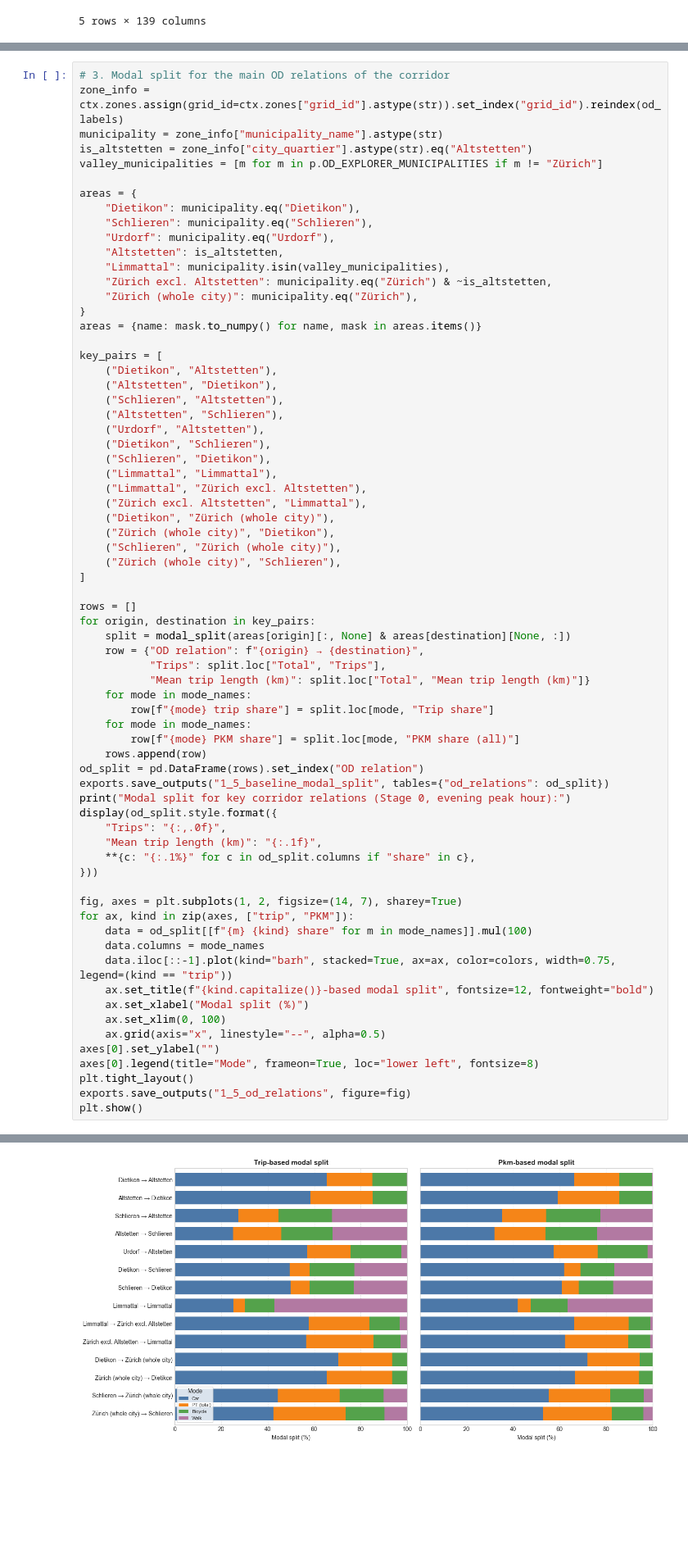
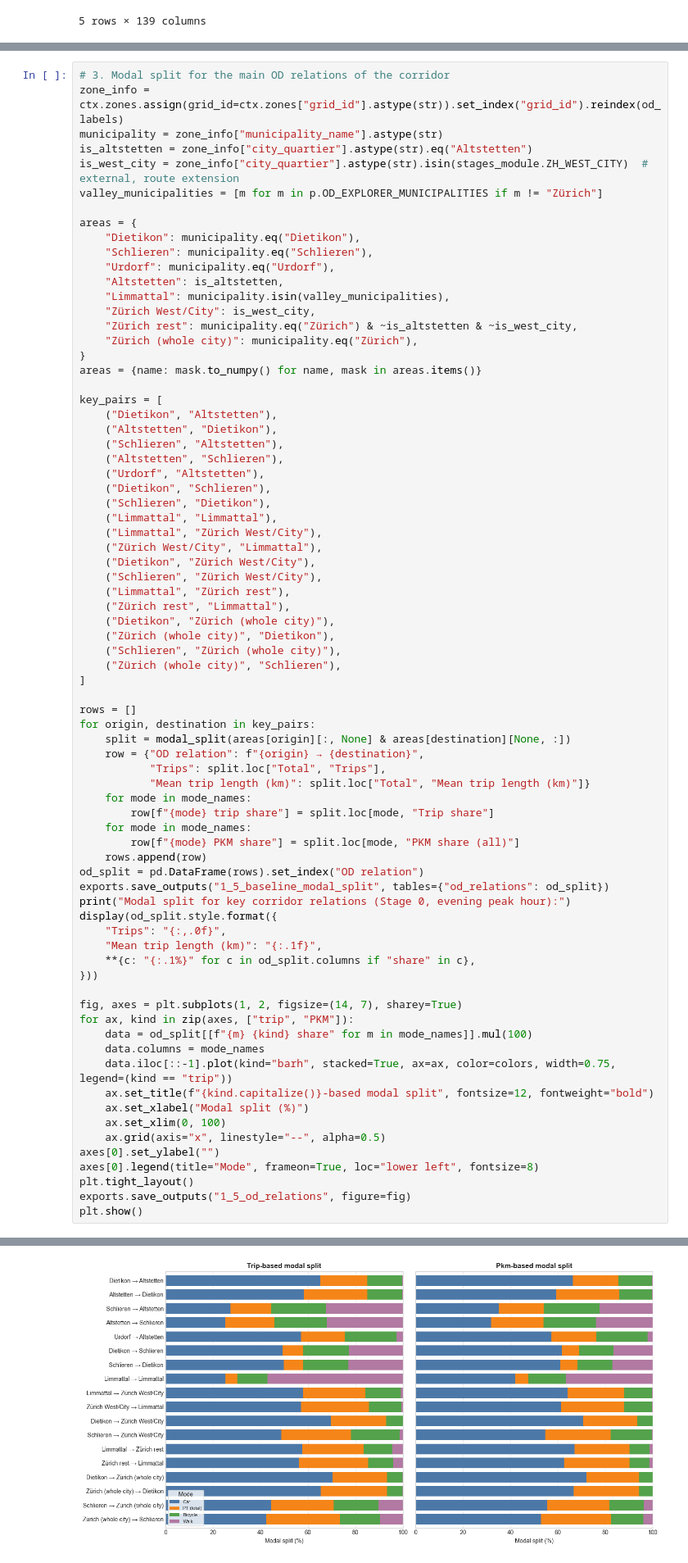
Before and after one commit to dmaure-ETHZ/IP-HS26-MehrSpur-CaseStudy-Domanyi-Londis-Maurer, a Jupyter notebook: notebooks/02_system_modeling.ipynb, the cells around one changed output, grey strips where cells are left out. Shown at 82% size. Saved outputs shown, nothing was run; the diff lists cells and outputs as text; blank space fills up the shorter version.

```diff
--- a/notebooks/02_system_modeling.ipynb
+++ b/notebooks/02_system_modeling.ipynb
@@ -736,6 +736,7 @@ plt.show()
 zone_info = ctx.zones.assign(grid_id=ctx.zones["grid_id"].astype(str)).set_index("grid_id").reindex(od_labels)
 municipality = zone_info["municipality_name"].astype(str)
 is_altstetten = zone_info["city_quartier"].astype(str).eq("Altstetten")
+is_west_city = zone_info["city_quartier"].astype(str).isin(stages_module.ZH_WEST_CITY)  # external, route extension
 valley_municipalities = [m for m in p.OD_EXPLORER_MUNICIPALITIES if m != "Zürich"]
 
 areas = {
@@ -744,7 +745,8 @@ areas = {
     "Urdorf": municipality.eq("Urdorf"),
     "Altstetten": is_altstetten,
     "Limmattal": municipality.isin(valley_municipalities),
-    "Zürich excl. Altstetten": municipality.eq("Zürich") & ~is_altstetten,
+    "Zürich West/City": is_west_city,
+    "Zürich rest": municipality.eq("Zürich") & ~is_altstetten & ~is_west_city,
     "Zürich (whole city)": municipality.eq("Zürich"),
 }
 areas = {name: mask.to_numpy() for name, mask in areas.items()}
@@ -758,8 +760,12 @@ key_pairs = [
     ("Dietikon", "Schlieren"),
     ("Schlieren", "Dietikon"),
     ("Limmattal", "Limmattal"),
-    ("Limmattal", "Zürich excl. Altstetten"),
-    ("Zürich excl. Altstetten", "Limmattal"),
+    ("Limmattal", "Zürich West/City"),
+    ("Zürich West/City", "Limmattal"),
+    ("Dietikon", "Zürich West/City"),
+    ("Schlieren", "Zürich West/City"),
+    ("Limmattal", "Zürich rest"),
+    ("Zürich rest", "Limmattal"),
     ("Dietikon", "Zürich (whole city)"),
     ("Zürich (whole city)", "Dietikon"),
     ("Schlieren", "Zürich (whole city)"),
@@ -817,8 +825,8 @@ Modal split for key corridor relations (Stage 0, evening peak hour):
 | Dietikon → Zürich (whole city) | 939 | 11.1 | 70.4% | 23.0% | 6.6% | ... |
 | Zürich (whole city) → Dietikon | 984 | 11.3 | 65.4% | 27.9% | 6.6% | ... |
 | Schlieren → Zürich (whole city) | 1,776 | 6.0 | 44.5% | 26.5% | 18.8% | ... |
 | Zürich (whole city) → Schlieren | 1,818 | 6.1 | 42.3% | 31.1% | 16.8% | ... |
-[figure, old version]
+[figure, new version]
 # %%
 # 4. Modal split by demand category (same cordon logic and 5% pass-through assumption as section 1.4)
 category_trips = {}
```
Also changed, not shown: parts of 6 cells of this notebook, 1 other file.
